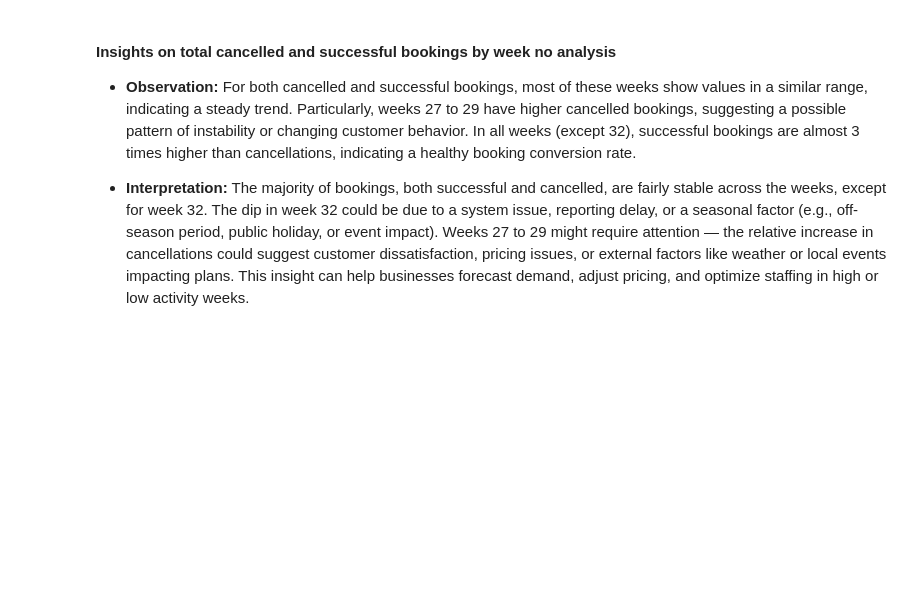
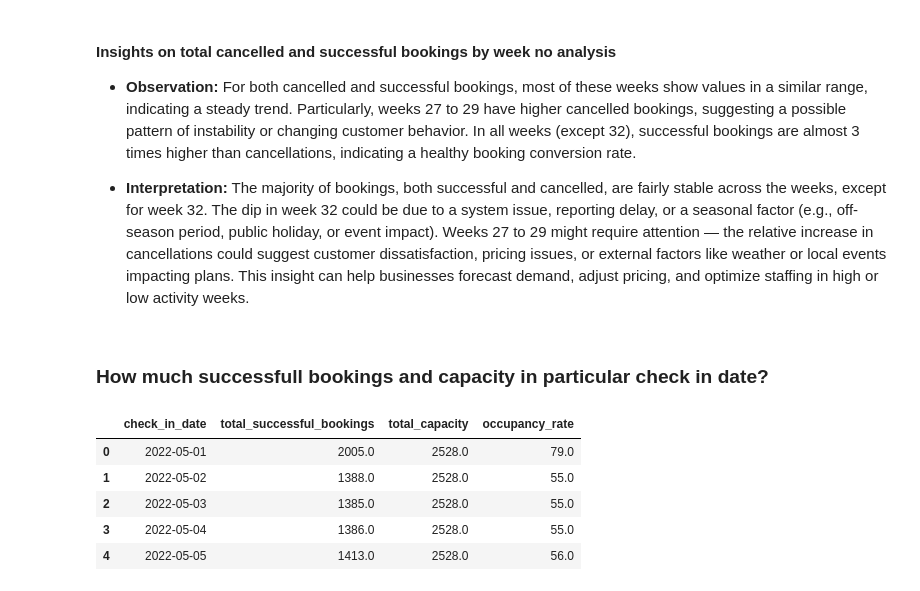
Before and after one commit to Bhuvi128/Hospitality-Revenue-Optimization-Data-analysis, a Jupyter notebook: Hospitality Revenue Optimzation.ipynb, the cells around one changed output. Cells and saved outputs as stored; diff of their text form; code cells hidden in the pictures; blank space fills up the shorter version.

```diff
--- a/Hospitality Revenue Optimzation.ipynb
+++ b/Hospitality Revenue Optimzation.ipynb
@@ -1363,3 +1363,24 @@ plt.show()
 
 - **Interpretation:**
   The majority of bookings, both successful and cancelled, are fairly stable across the weeks, except for week 32. The dip in week 32 could be due to a system issue, reporting delay, or a seasonal factor (e.g., off-season period, public holiday, or event impact). Weeks 27 to 29 might require attention — the relative increase in cancellations could suggest customer dissatisfaction, pricing issues, or external factors like weather or local events impacting plans. This insight can help businesses forecast demand, adjust pricing, and optimize staffing in high or low activity weeks.
+# %% [markdown]
+### How much successfull bookings and capacity in particular check in date?
+# %%
+query = """
+select check_in_date,
+sum(successful_bookings) as total_successful_bookings,
+sum(capacity) as total_capacity,
+round(sum(successful_bookings) * 100 / sum(capacity)) as occupancy_rate
+from fact_aggregated_bookings
+group by check_in_date
+order by check_in_date;
+"""
+capacity_book = pd.read_sql(query, conn)
+capacity_book.head()
+# %% [output]
+|  | check_in_date | total_successful_bookings | total_capacity | occupancy_rate |
+| 0 | 2022-05-01 | 2005.0 | 2528.0 | 79.0 |
+| 1 | 2022-05-02 | 1388.0 | 2528.0 | 55.0 |
+| 2 | 2022-05-03 | 1385.0 | 2528.0 | 55.0 |
+| 3 | 2022-05-04 | 1386.0 | 2528.0 | 55.0 |
+| 4 | 2022-05-05 | 1413.0 | 2528.0 | 56.0 |
```
Also changed, not shown: parts of 2 cells of this notebook, 1 other file.
